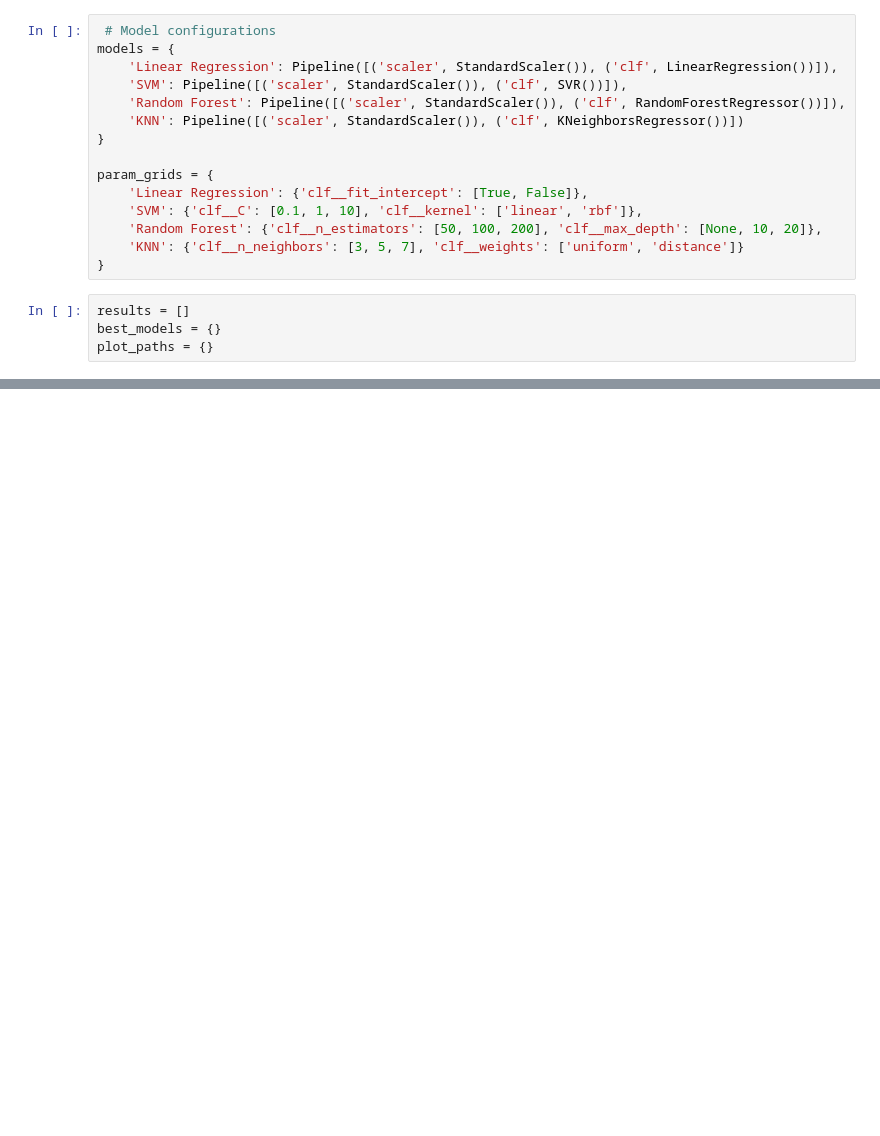
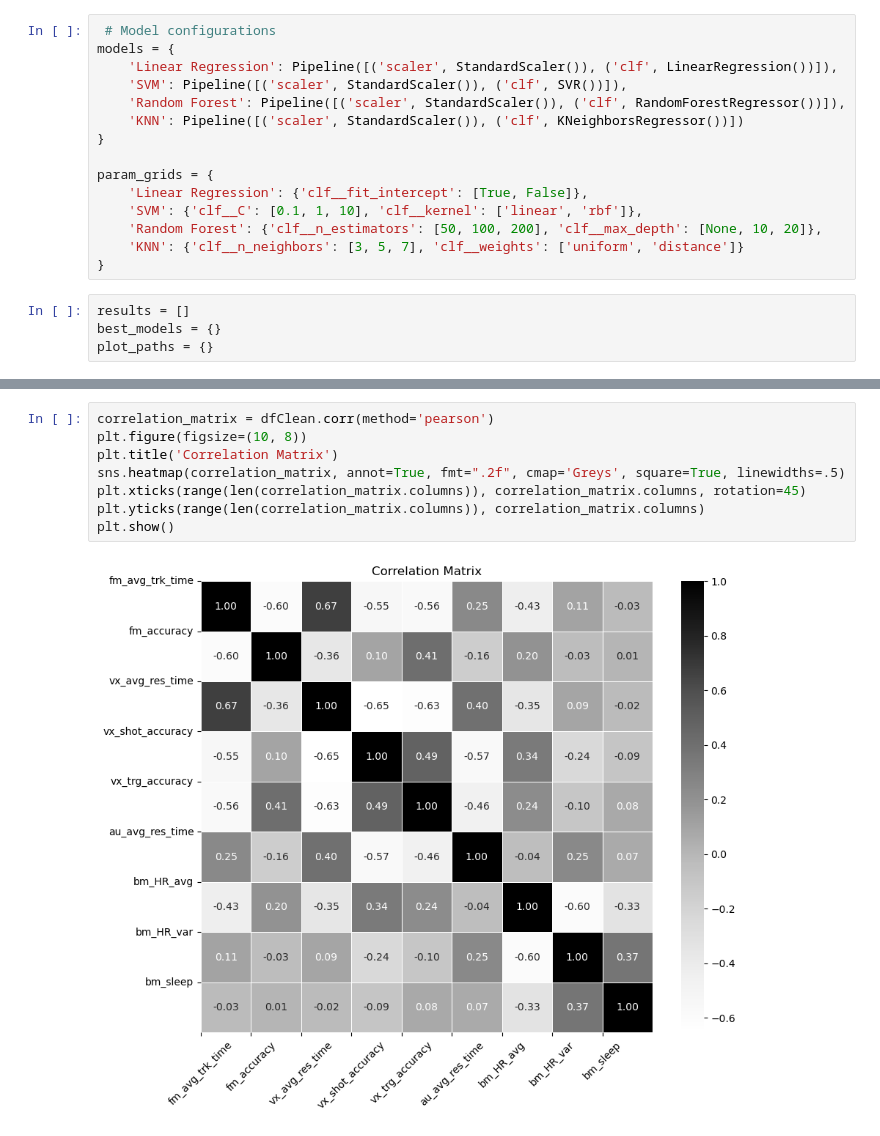
Before and after one commit to rodAlm08/exec_dash, a Jupyter notebook: skLearn/analyze.ipynb, the cells around one changed output, grey strips where cells are left out. Drawn from its saved outputs; the diff is of its cells as text; blank space fills up the shorter version.

```diff
--- a/skLearn/analyze.ipynb
+++ b/skLearn/analyze.ipynb
@@ -174,0 +175,10 @@ for target_name, scaled_target in scaled_targets.items():
+# %%
+correlation_matrix = dfClean.corr(method='pearson')
+plt.figure(figsize=(10, 8))
+plt.title('Correlation Matrix')
+sns.heatmap(correlation_matrix, annot=True, fmt=".2f", cmap='Greys', square=True, linewidths=.5)
+plt.xticks(range(len(correlation_matrix.columns)), correlation_matrix.columns, rotation=45)
+plt.yticks(range(len(correlation_matrix.columns)), correlation_matrix.columns)
+plt.show()
+# %% [output]
+[figure, added]
```
Also changed, not shown: parts of 7 cells of this notebook, 16 other files.
